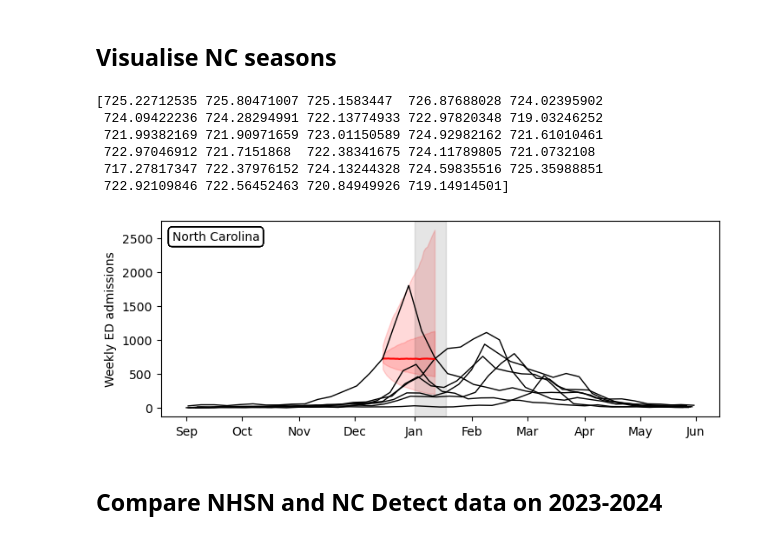
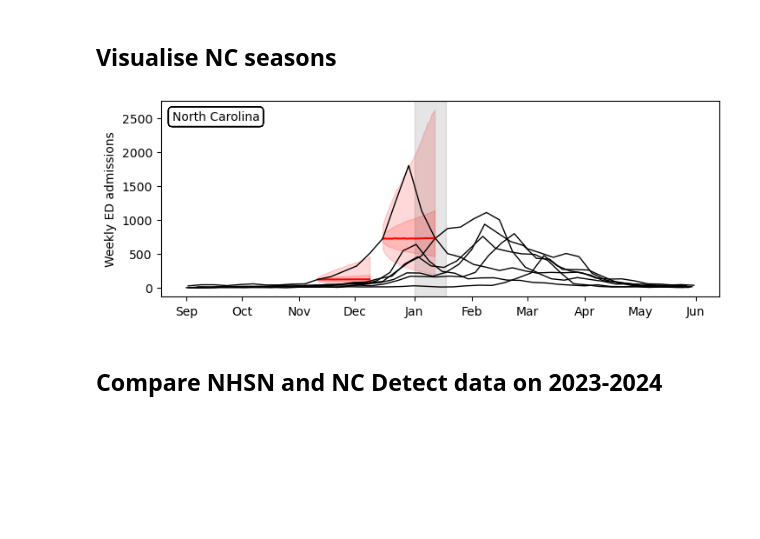
Before and after one commit to twallema/influenza-USA, a Jupyter notebook: scripts/NC_forecasts/manuscript/visualise_NC_data.ipynb, the cells around one changed output. Cells and saved outputs as stored; diff of their text form; code cells hidden in the pictures; blank space fills up the shorter version.

Commit message:
other visualisation scripts

```diff
--- a/scripts/NC_forecasts/manuscript/visualise_NC_data.ipynb
+++ b/scripts/NC_forecasts/manuscript/visualise_NC_data.ipynb
@@ -37,31 +38,28 @@ fig,ax=plt.subplots(figsize=(8.3, 11.7/4))
 for season in seasons:
     # get data
     df = 7*get_NC_influenza_data(datetime(int(season[0:4]), start_visualisation_month, 1), datetime(int(season[0:4])+1, end_visualisation_month, 1), season)
-    # >>>>>>>>>>>>>>>>>>>>>>>>>>>
-    # tryout random poisson walk
+
+    # TRYOUT BASELINE MODEL >>>>>>>>>>>>>>>>>>>>>>>>>>>>>>>>>>>>>>>>>>>>>>>>>>>>>>>>>>>>>>>>>>>>>>>>>>>>>>>>>>>>>>>>>>>>>>>>>>>>>
     if season == '2023-2024':
         # pick a startdate
         n = 10000
-        alpha = 0.35
-        baseline_date = df.index[15]
-        # make up a random walk with constant median and poisson variance behavior
-        dates = pd.date_range(start=baseline_date, end=baseline_date+timedelta(weeks=4), freq='D')
-        output = np.zeros([len(dates), n])
-        # pre-allocate startpoint
-        #output[0,:] = df.loc[baseline_date, 'H_inc']*np.ones(n) * np.random.lognormal(0, alpha**2, size=n)
-        output[0,:] = np.log(df.loc[baseline_date, 'H_inc']) + np.random.normal(0, alpha**2, size=n)
+        sigma = 0.35
+        baseline_dates = [df.index[10], df.index[15]]
+        for baseline_date in baseline_dates:
+            # make up a random walk with constant median and poisson variance behavior
+            dates = pd.date_range(start=baseline_date, end=baseline_date+timedelta(weeks=4), freq='D')
+            output = np.zeros([len(dates), n])
+            # pre-allocate startpoint
+            output[0,:] = np.log(df.loc[baseline_date, 'H_inc']) + np.random.normal(0, sigma**2, size=n)
+            for i,date in enumerate(dates[1:]):
+                output[i+1,:] = output[i,:] + np.random.normal(0, sigma**2, size=n)
+            output = np.exp(output)
 
-        for i,date in enumerate(dates[1:]):
-            #output[i+1,:] = output[i,:] * np.random.lognormal(0, alpha**2, size=n)
-            output[i+1,:] = output[i,:] + np.random.normal(0, alpha**2, size=n)
-        output = np.exp(output)
-
-        # plot it
-        ax.plot((dates - datetime(int(season[0:4]), start_visualisation_month, 1))/timedelta(days=1), np.median(output,axis=1), color='red')
-        ax.fill_between((dates - datetime(int(season[0:4]), start_visualisation_month, 1))/timedelta(days=1), np.quantile(output,q=0.025,axis=1), np.quantile(output,q=0.975,axis=1), color='red', alpha=0.15)
-        ax.fill_between((dates - datetime(int(season[0:4]), start_visualisation_month, 1))/timedelta(days=1), np.quantile(output,q=0.25,axis=1), np.quantile(output,q=0.75,axis=1), color='red', alpha=0.15)
-
-        print(np.median(output,axis=1))
+            # plot it
+            ax.plot((dates - datetime(int(season[0:4]), start_visualisation_month, 1))/timedelta(days=1), np.median(output,axis=1), color='red')
+            ax.fill_between((dates - datetime(int(season[0:4]), start_visualisation_month, 1))/timedelta(days=1), np.quantile(output,q=0.025,axis=1), np.quantile(output,q=0.975,axis=1), color='red', alpha=0.15)
+            ax.fill_between((dates - datetime(int(season[0:4]), start_visualisation_month, 1))/timedelta(days=1), np.quantile(output,q=0.25,axis=1), np.quantile(output,q=0.75,axis=1), color='red', alpha=0.15)
+    # >>>>>>>>>>>>>>>>>>>>>>>>>>>>>>>>>>>>>>>>>>>>>>>>>>>>>>>>>>>>>>>>>>>>>>>>>>>>>>>>>>>>>>>>>>>>>>>>>>>>>>>>>>>>>>>>>>>>>>>>>>>>
 
     if ((season == highlight_season) & (highlight == True)):
         # highlight flu season and annotate
@@ -70,40 +68,34 @@ for season in seasons:
             highlight_season,
             xy = annotation_locations[highlight_season]['xy'], # Coordinates of the point to annotate
             xytext = annotation_locations[highlight_season]['xytext'], # Position of the text
             arrowprops=dict(arrowstyle='-') # Optional arrow properties
         )
         # plot subtypes
         if subtypes == True:
             ax.plot((df.index - datetime(int(season[0:4]), start_visualisation_month, 1))/timedelta(days=1), df['H_inc_A'], linestyle='--', color='black', label='Influenza A')
             ax.plot((df.index - datetime(int(season[0:4]), start_visualisation_month, 1))/timedelta(days=1), df['H_inc_B'], linestyle=':', color='black', label='Influenza B')
             ax.legend()
     else:
         if highlight == False:
             alpha=1
             # state
             ax.text(0.02, 0.95, 'North Carolina', transform=ax.transAxes, fontsize=10,
                     verticalalignment='top', bbox=dict(boxstyle='round', facecolor='white', alpha=1))
         else:
             alpha=0.15
         # plot total hospitalisations
         ax.plot((df.index - datetime(int(season[0:4]), start_visualisation_month, 1))/timedelta(days=1), df['H_inc'], color='black', alpha=alpha, linewidth=1)
 
 ax.axvspan(123, 140, alpha=0.1, color='black')
 
 ax.set_ylabel('Weekly ED admissions')
 ax.set_xticks(month_ticks)  # Set tick positions
 ax.set_xticklabels(months)  # Set month labels
 plt.savefig(f'NC-influenza-data_highlight-{highlight}-{highlight_season}_subtypes-{subtypes}.pdf')
 plt.show()
 plt.close()
 # %% [output]
-[725.22712535 725.80471007 725.1583447  726.87688028 724.02395902
- 724.09422236 724.28294991 722.13774933 722.97820348 719.03246252
- 721.99382169 721.90971659 723.01150589 724.92982162 721.61010461
- 722.97046912 721.7151868  722.38341675 724.11789805 721.0732108
- 717.27817347 722.37976152 724.13244328 724.59835516 725.35988851
- 722.92109846 722.56452463 720.84949926 719.14914501]
-[figure, old version]
+[figure, new version]
 # %% [markdown]
 ## Compare NHSN and NC Detect data on 2023-2024
 # %%
```
Also changed, not shown: parts of 1 cell of this notebook.
